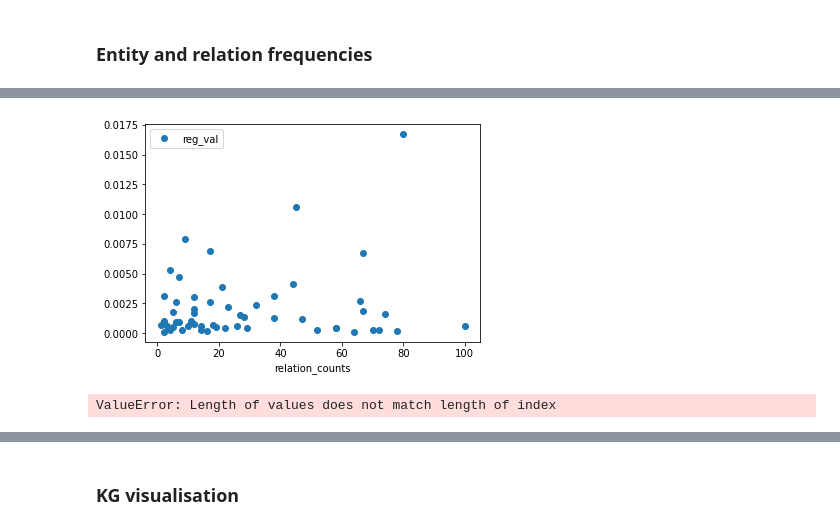
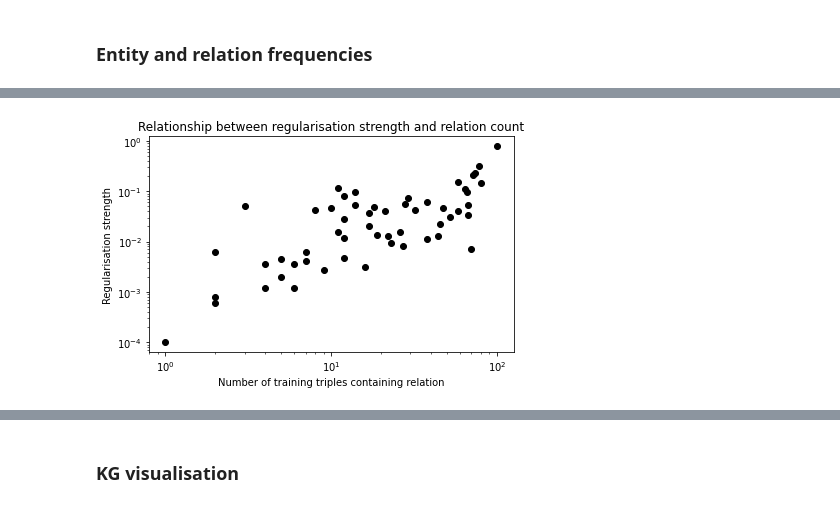
Before and after one commit to ravipatelxyz/kbc-meta, a Jupyter notebook: dataset_exploration.ipynb, the cells around one changed output, grey strips where cells are left out. Cells and saved outputs as stored; diff of their text form; code cells hidden in the pictures.

```diff
--- a/dataset_exploration.ipynb
+++ b/dataset_exploration.ipynb
@@ -348,39 +455,52 @@ lst = list(np.array([[0.0007],
         [0.0004],
         [0.0022],
         [0.0006],
         [0.0015],
         [0.0014],
         [0.0004],
         [0.0024],
         [0.0013],
         [0.0031],
         [0.0041],
         [0.0106],
         [0.0012],
         [0.0003],
         [0.0004],
         [0.0004],
         [0.0001],
         [0.0027],
         [0.0019],
         [0.0067],
         [0.0003],
         [0.0003],
         [0.0016],
         [0.0002],
         [0.0167],
         [0.0006]])[:,-1])
 
 df_relation_counts["reg_val"] = lst
-df_relation_counts.plot("relation_counts", "reg_val", style="o")
+df_relation_counts["reg_val_times_n"] = df_relation_counts["reg_val"]*df_relation_counts["relation_counts"]
+
+plot = df_relation_counts.plot("relation_counts", "reg_val_times_n", style="o", legend=None, markerfacecolor="k", markeredgecolor="k")
+plt.xlabel("Number of training triples containing relation")
+plt.ylabel("Regularisation strength")
+plt.title("Relationship between regularisation strength and relation count")
+plot.set_yscale('log')
+plot.set_xscale('log')
+plt.tight_layout()
+plt.savefig("realmeta_nations/plots/relation_regstrength_freq_training.png", dpi=250)
+
+# plot = sns.regplot(df_relation_counts['relation_counts'],df_relation_counts['reg_val_times_n'])
+# plot.set_yscale('log')
+# plot.set_xscale('log')
+
 plt.show()
 
-df_relation_counts_dev["reg_val"] = lst
-df_relation_counts_dev.plot("relation_counts", "reg_val", style="o")
-plt.show()
+# df_relation_counts_dev["reg_val"] = lst
+# df_relation_counts_dev.plot("relation_counts", "reg_val", style="o")
+# plt.show()
 # %% [output]
-[figure, old version]
+[figure, new version]
-ValueError: Length of values does not match length of index
 # %%
 sns.boxenplot(x=df_entity_counts["entity_counts"])
 plt.show()
```
Also changed, not shown: parts of 11 cells of this notebook, 5 other files.
